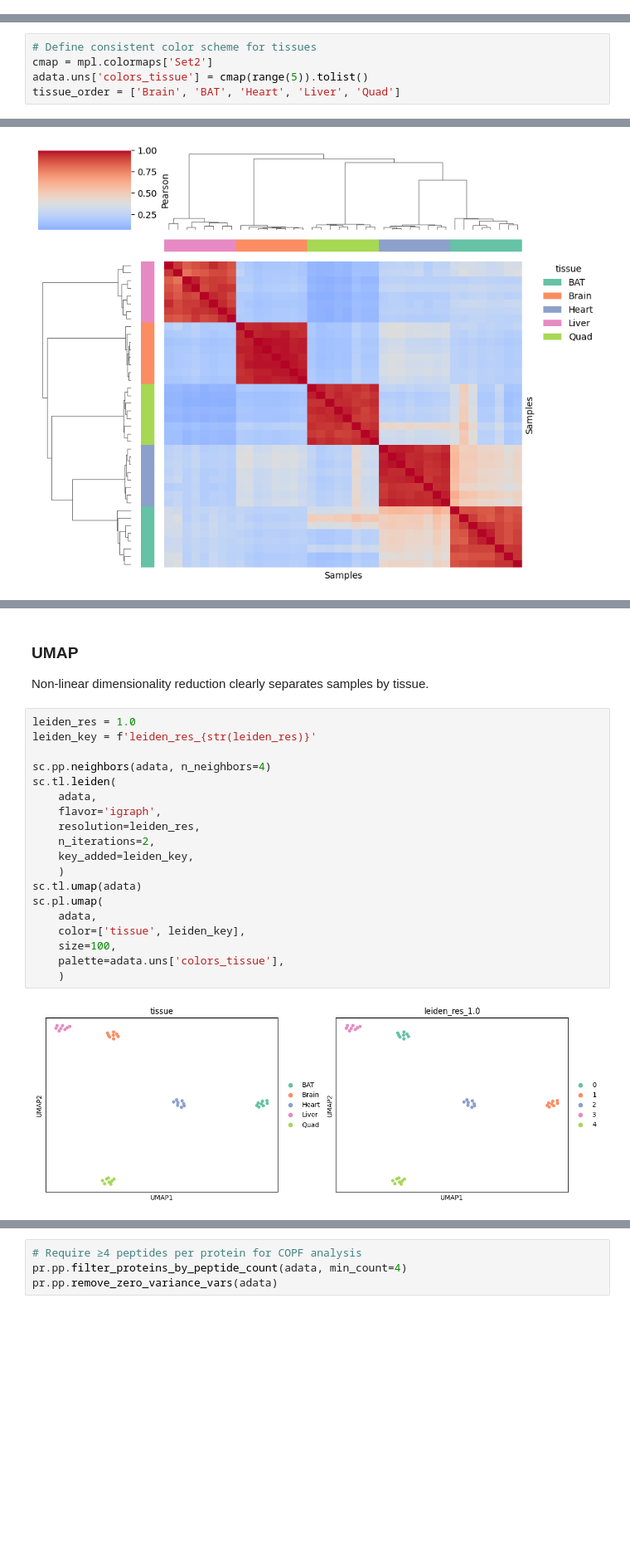
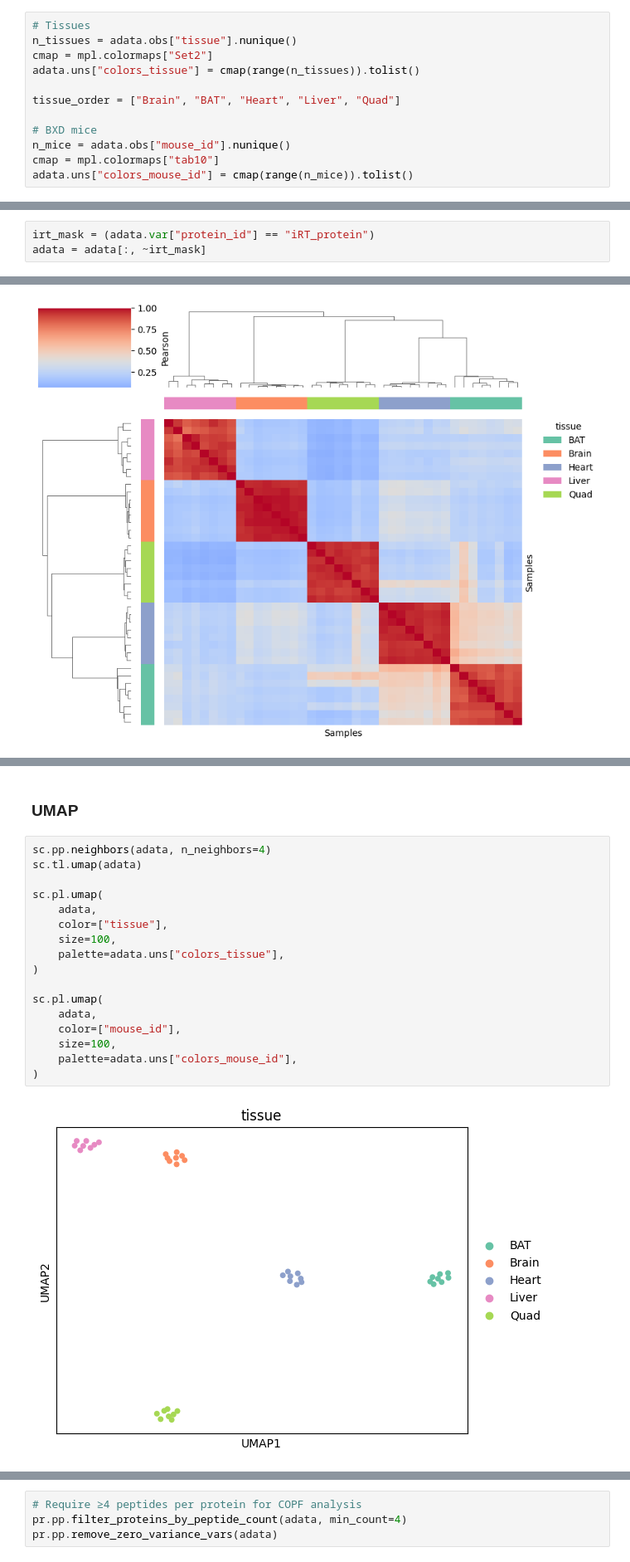
Before and after one commit to UKHD-NP/proteopy, a Jupyter notebook: docs/tutorials/proteoform-inference_bludau-2021_reproduction.ipynb, the cells around one changed output, grey strips where cells are left out. Shown at 83% size. Saved outputs shown, nothing was run; the diff lists cells and outputs as text; blank space fills up the shorter version.

```diff
--- a/docs/tutorials/proteoform-inference_bludau-2021_reproduction.ipynb
+++ b/docs/tutorials/proteoform-inference_bludau-2021_reproduction.ipynb
@@ -97,3 +138,15 @@ adata.var.head(n=10)
+# %%
+# Tissues
+n_tissues = adata.obs["tissue"].nunique()
+cmap = mpl.colormaps["Set2"]
+adata.uns["colors_tissue"] = cmap(range(n_tissues)).tolist()
+
+tissue_order = ["Brain", "BAT", "Heart", "Liver", "Quad"]
+
+# BXD mice
+n_mice = adata.obs["mouse_id"].nunique()
+cmap = mpl.colormaps["tab10"]
+adata.uns["colors_mouse_id"] = cmap(range(n_mice)).tolist()
 # %% [markdown]
 ## Quality control and preprocessing
 
@@ -120,8 +154,3 @@ Stripping modifications: 32679 peptides -> 30781 unique stripped sequences (meth
-# %%
-# Define consistent color scheme for tissues
-cmap = mpl.colormaps['Set2']
-adata.uns['colors_tissue'] = cmap(range(5)).tolist()
-tissue_order = ['Brain', 'BAT', 'Heart', 'Liver', 'Quad']
 # %%
 pr.pl.n_samples_per_category(
     adata,
@@ -155,0 +174,3 @@ pr.pl.n_proteins_per_sample(
+# %%
+irt_mask = (adata.var["protein_id"] == "iRT_protein")
+adata = adata[:, ~irt_mask]
@@ -217,25 +302,21 @@ sc.pl.pca(
 # %% [markdown]
 ### UMAP
-
-Non-linear dimensionality reduction clearly separates samples by tissue.
 # %%
-leiden_res = 1.0
-leiden_key = f'leiden_res_{str(leiden_res)}'
+sc.pp.neighbors(adata, n_neighbors=4)
+sc.tl.umap(adata)
 
-sc.pp.neighbors(adata, n_neighbors=4)
-sc.tl.leiden(
-    adata,
-    flavor='igraph',
-    resolution=leiden_res,
-    n_iterations=2,
-    key_added=leiden_key,
-    )
-sc.tl.umap(adata)
 sc.pl.umap(
     adata,
-    color=['tissue', leiden_key],
+    color=["tissue"],
     size=100,
-    palette=adata.uns['colors_tissue'],
-    )
+    palette=adata.uns["colors_tissue"],
+)
+
+sc.pl.umap(
+    adata,
+    color=["mouse_id"],
+    size=100,
+    palette=adata.uns["colors_mouse_id"],
+)
 # %% [output]
-[figure, old version]
+[figure, new version]
```
Also changed, not shown: parts of 66 cells of this notebook, 1 other file.
